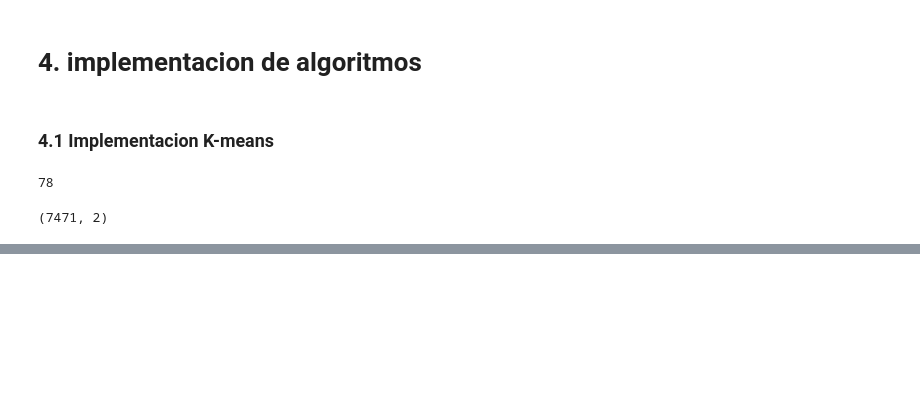
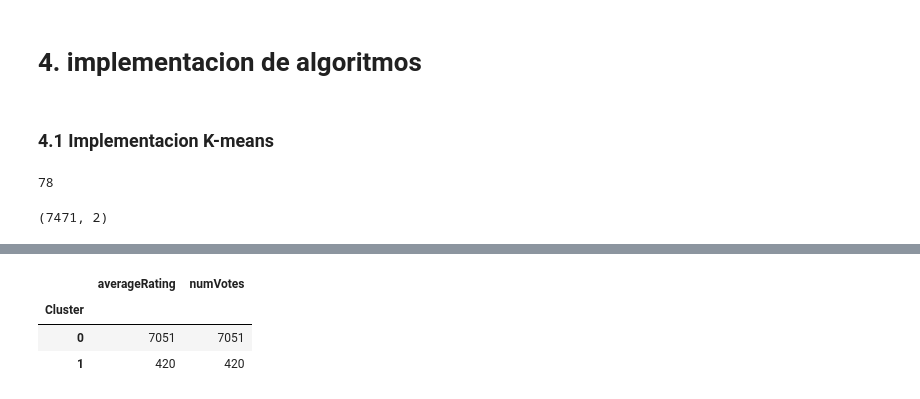
Before and after one commit to jf-garciam1/Lab-BI, a Jupyter notebook: Lab1.ipynb, the cells around one changed output, grey strips where cells are left out. Drawn from its saved outputs; the diff is of its cells as text; code cells hidden in the pictures; blank space fills up the shorter version.

```diff
--- a/Lab1.ipynb
+++ b/Lab1.ipynb
@@ -466,0 +563,7 @@ modelo_kmeans=
+# %%
+df_movies_model.groupby('Cluster').count()
+# %% [output]
+|  | averageRating | numVotes |
+| Cluster |  |  |
+| 0 | 7051 | 7051 |
+| 1 | 420 | 420 |
```
Also changed, not shown: parts of 52 cells of this notebook.
